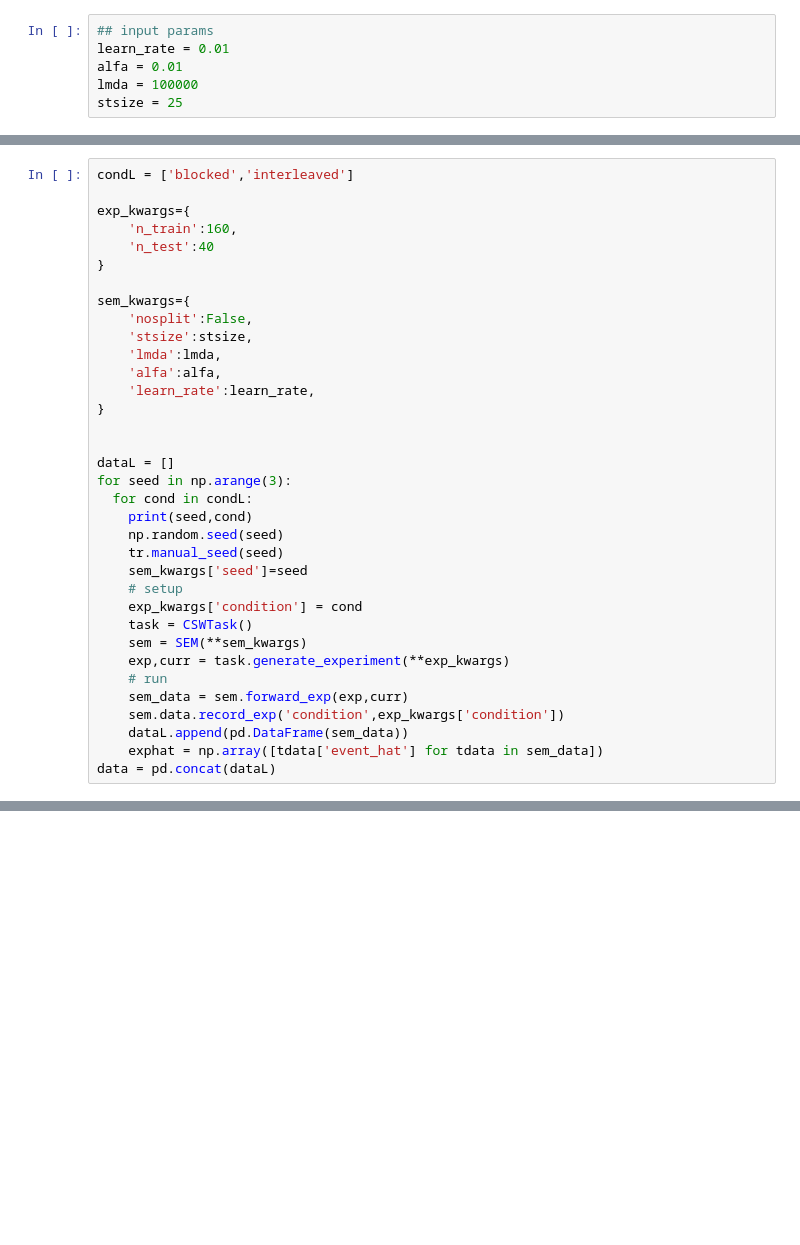
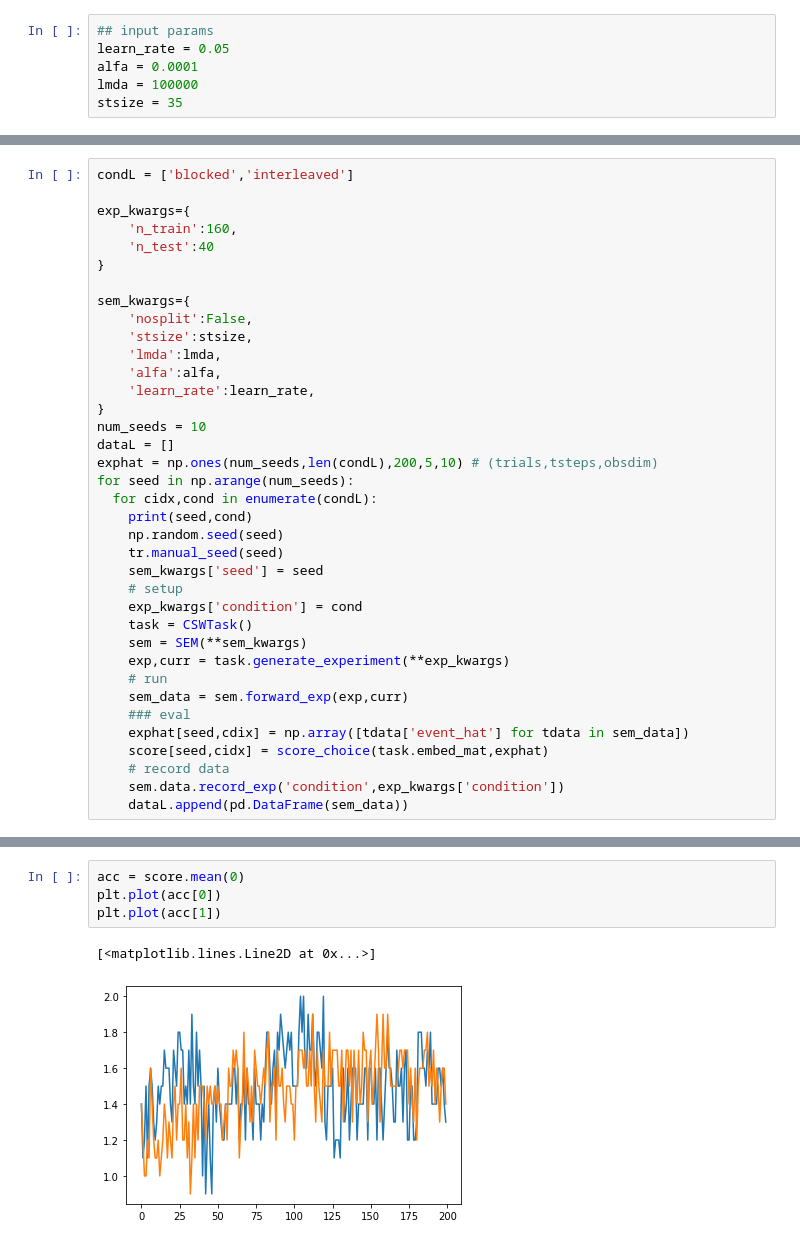
Before and after one commit to andrebeu/SEMCSW, a Jupyter notebook: NB-run_sem.ipynb, the cells around one changed output, grey strips where cells are left out. Drawn from its saved outputs; the diff is of its cells as text; blank space fills up the shorter version.

```diff
--- a/NB-run_sem.ipynb
+++ b/NB-run_sem.ipynb
@@ -21,6 +90,6 @@ from matplotlib import pyplot as plt
 # %%
 ## input params
-learn_rate = 0.01
-alfa = 0.01
+learn_rate = 0.05
+alfa = 0.0001
 lmda = 100000
-stsize = 25
+stsize = 35
@@ -39,15 +112,15 @@ sem_kwargs={
     'alfa':alfa,
     'learn_rate':learn_rate,
 }
-
-
+num_seeds = 10
 dataL = []
-for seed in np.arange(3):
-  for cond in condL:
+exphat = np.ones(num_seeds,len(condL),200,5,10) # (trials,tsteps,obsdim)
+for seed in np.arange(num_seeds):
+  for cidx,cond in enumerate(condL):
     print(seed,cond)
     np.random.seed(seed)
     tr.manual_seed(seed)
-    sem_kwargs['seed']=seed
+    sem_kwargs['seed'] = seed
     # setup
     exp_kwargs['condition'] = cond
     task = CSWTask()
@@ -55,10 +128,12 @@ for seed in np.arange(3):
     exp,curr = task.generate_experiment(**exp_kwargs)
     # run
     sem_data = sem.forward_exp(exp,curr)
+    ### eval
+    exphat[seed,cdix] = np.array([tdata['event_hat'] for tdata in sem_data])
+    score[seed,cidx] = score_choice(task.embed_mat,exphat)
+    # record data
     sem.data.record_exp('condition',exp_kwargs['condition'])
     dataL.append(pd.DataFrame(sem_data))
-    exphat = np.array([tdata['event_hat'] for tdata in sem_data])
-data = pd.concat(dataL)
 # %% [output]
 0 blocked
 0 interleaved
@@ -69,2 +158,9 @@ data = pd.concat(dataL)
+# %%
+acc = score.mean(0)
+plt.plot(acc[0])
+plt.plot(acc[1])
+# %% [output]
+[<matplotlib.lines.Line2D at 0x...>]
+[figure, added]
 # %%
 """
```
Also changed, not shown: parts of 11 cells of this notebook.
